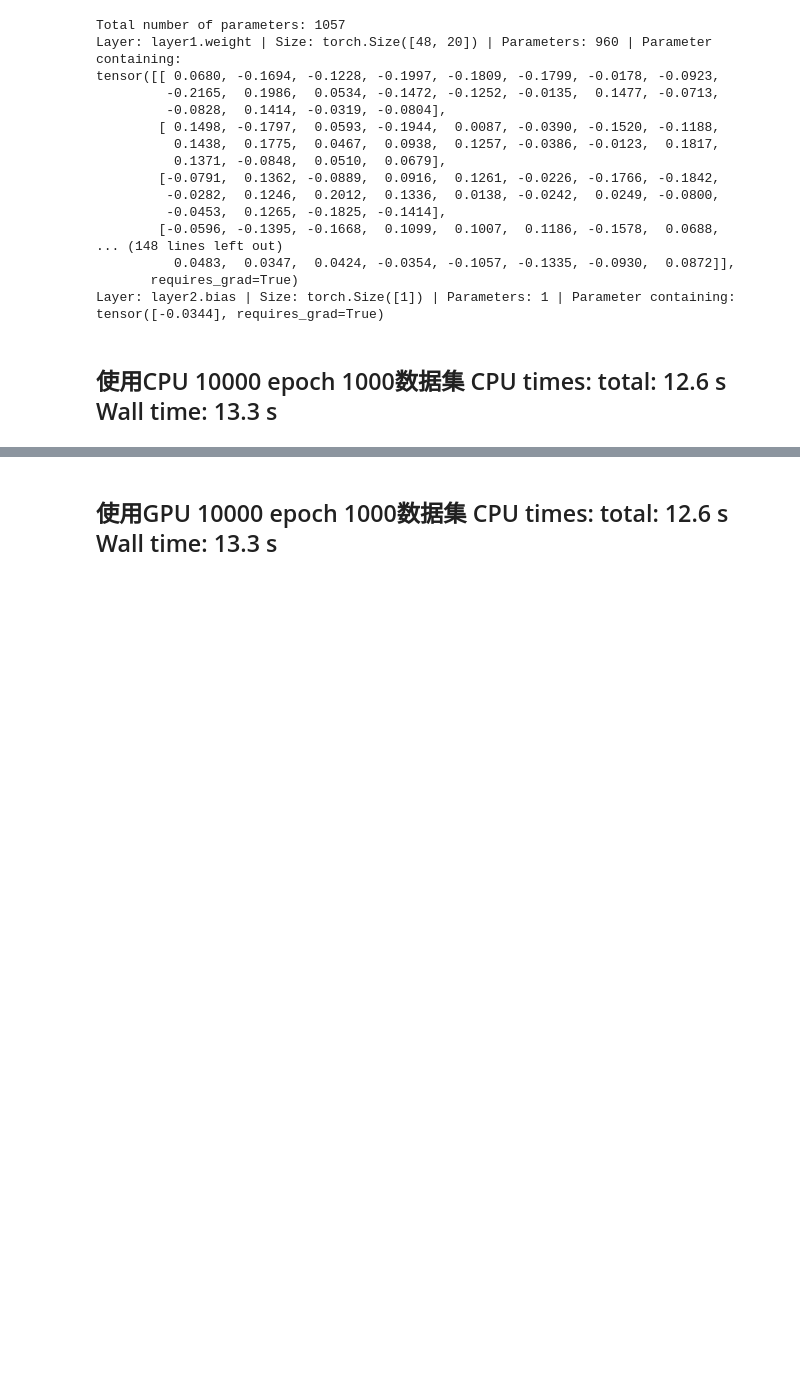
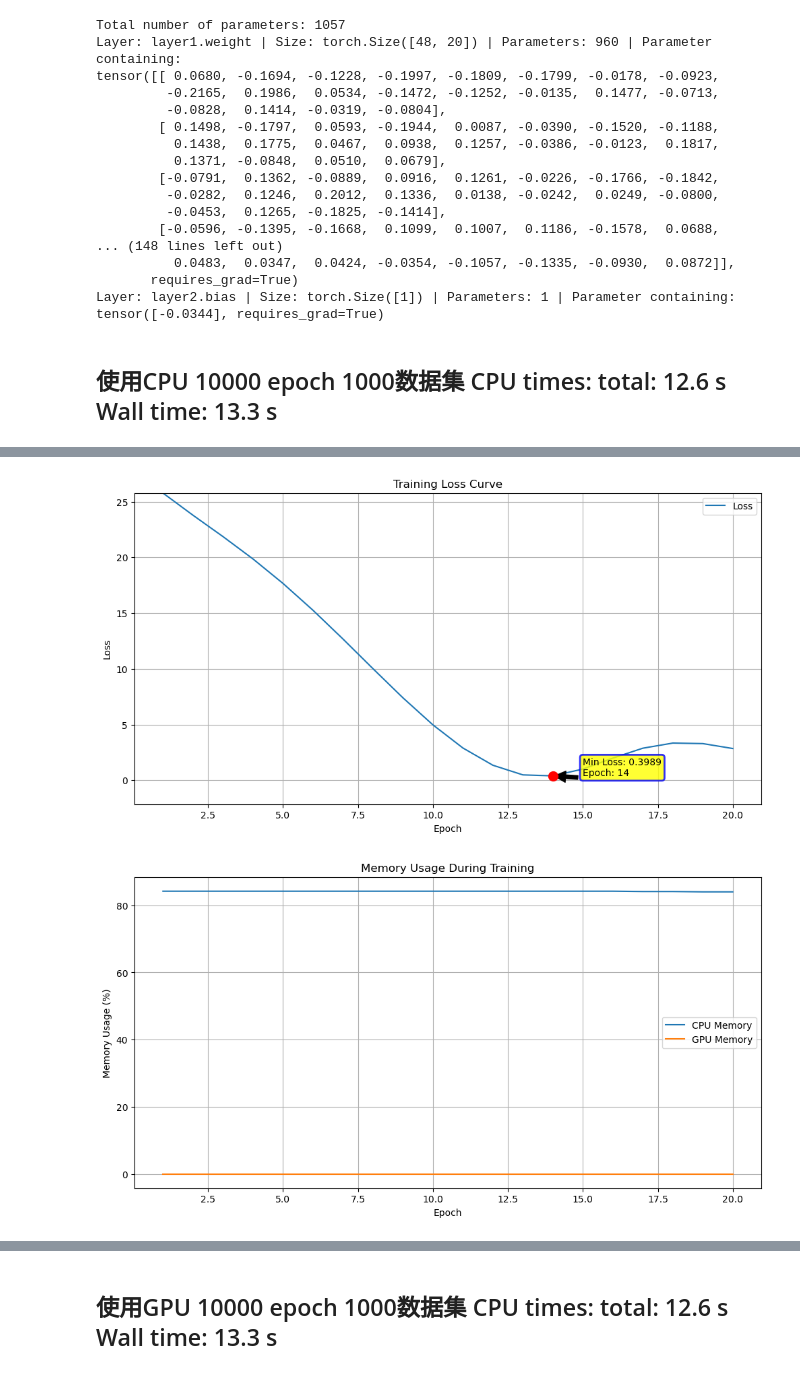
Before and after one commit to nimysan/kick-llm, a Jupyter notebook: cpu-gpu性能对比测试.ipynb, the cells around one changed output, grey strips where cells are left out. Drawn from its saved outputs; the diff is of its cells as text; code cells hidden in the pictures; blank space fills up the shorter version.

```diff
--- a/cpu-gpu性能对比测试.ipynb
+++ b/cpu-gpu性能对比测试.ipynb
@@ -198,0 +230,10 @@ Wall time: 1.44 s
+# %%
+%%time
+%matplotlib inline
+x = cpugpu(device='cuda')
+x.run_train(20)
+x.plot_loss_curve()
+x.plot_memory_usage()
+# %% [output]
+[figure, added]
+[figure, added]
```
Also changed, not shown: parts of 9 cells of this notebook, 4 other files.
